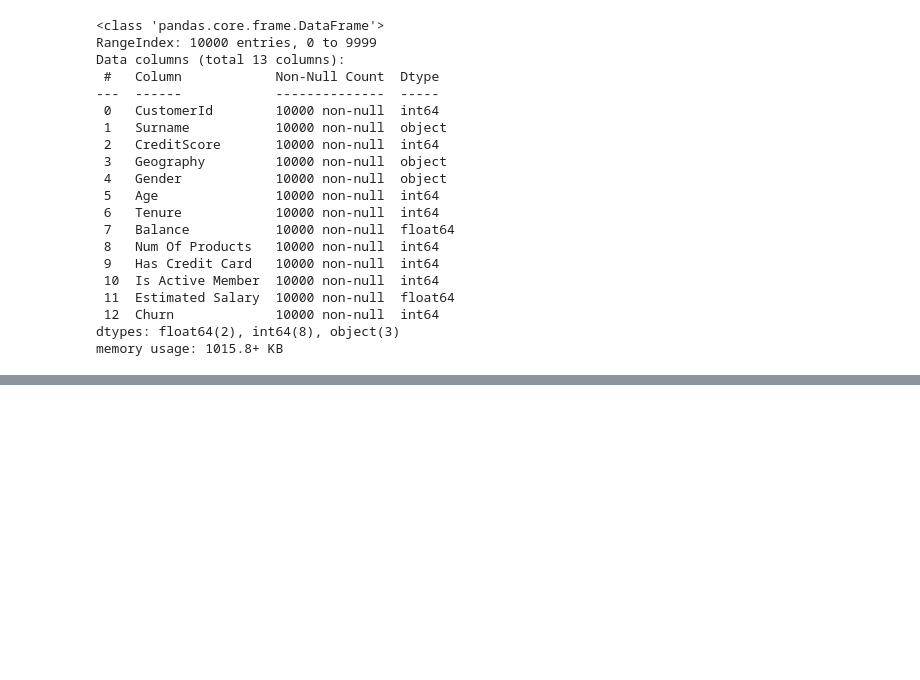
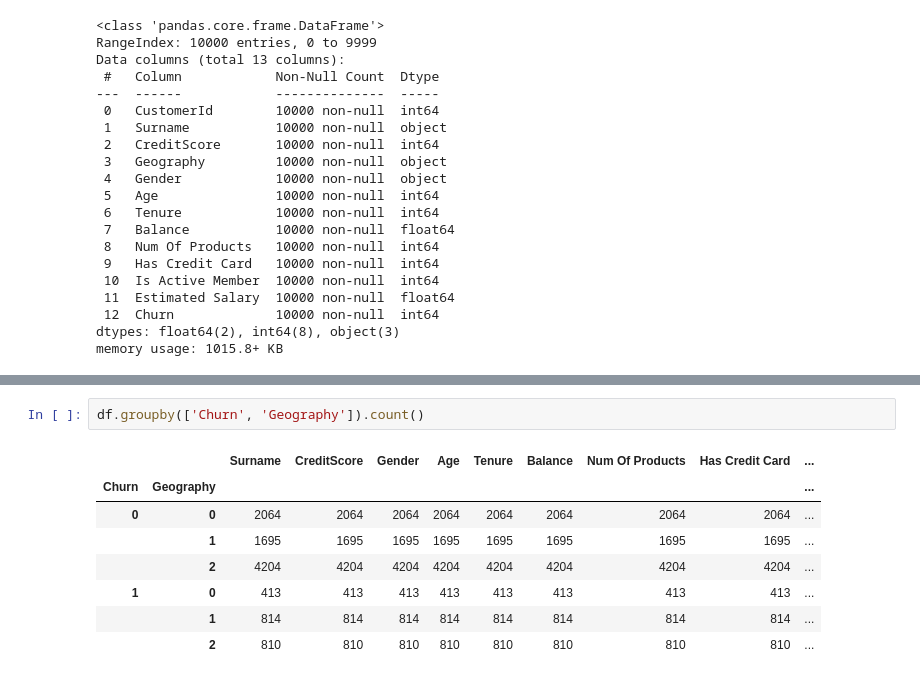
Before and after one commit to Mahesh2056/Bank-Customer-Churn-Model, a Jupyter notebook: bank_customer_churn_model.ipynb, the cells around one changed output, grey strips where cells are left out. Cells and saved outputs as stored; diff of their text form; blank space fills up the shorter version.

```diff
--- a/bank_customer_churn_model.ipynb
+++ b/bank_customer_churn_model.ipynb
@@ -46,0 +139,11 @@ memory usage: 1015.8+ KB
+# %%
+df.groupby(['Churn', 'Geography']).count()
+# %% [output]
+|  |  | Surname | CreditScore | Gender | Age | Tenure | Balance | Num Of Products | Has Credit Card | ... |
+| Churn | Geography |  |  |  |  |  |  |  |  | ... |
+| 0 | 0 | 2064 | 2064 | 2064 | 2064 | 2064 | 2064 | 2064 | 2064 | ... |
+|  | 1 | 1695 | 1695 | 1695 | 1695 | 1695 | 1695 | 1695 | 1695 | ... |
+|  | 2 | 4204 | 4204 | 4204 | 4204 | 4204 | 4204 | 4204 | 4204 | ... |
+| 1 | 0 | 413 | 413 | 413 | 413 | 413 | 413 | 413 | 413 | ... |
+|  | 1 | 814 | 814 | 814 | 814 | 814 | 814 | 814 | 814 | ... |
+|  | 2 | 810 | 810 | 810 | 810 | 810 | 810 | 810 | 810 | ... |
```
Also changed, not shown: parts of 14 cells of this notebook.
